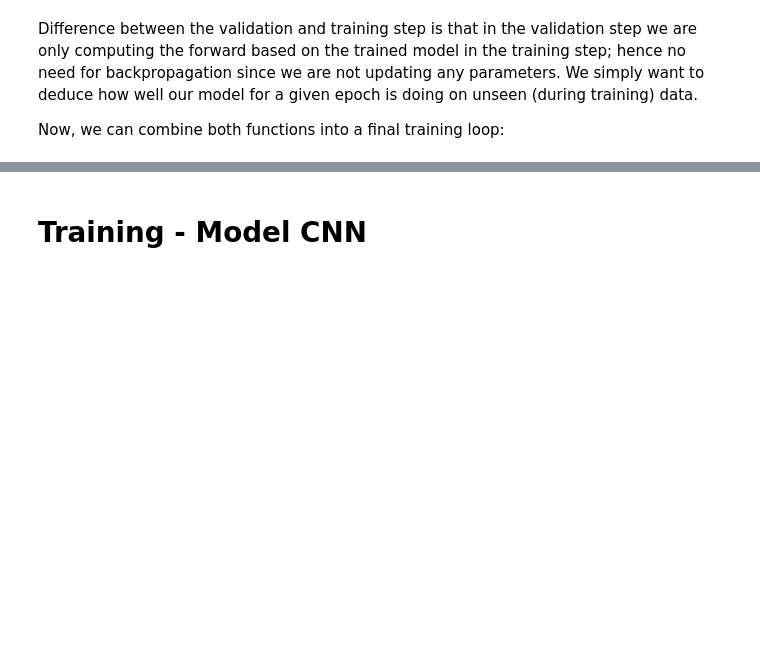
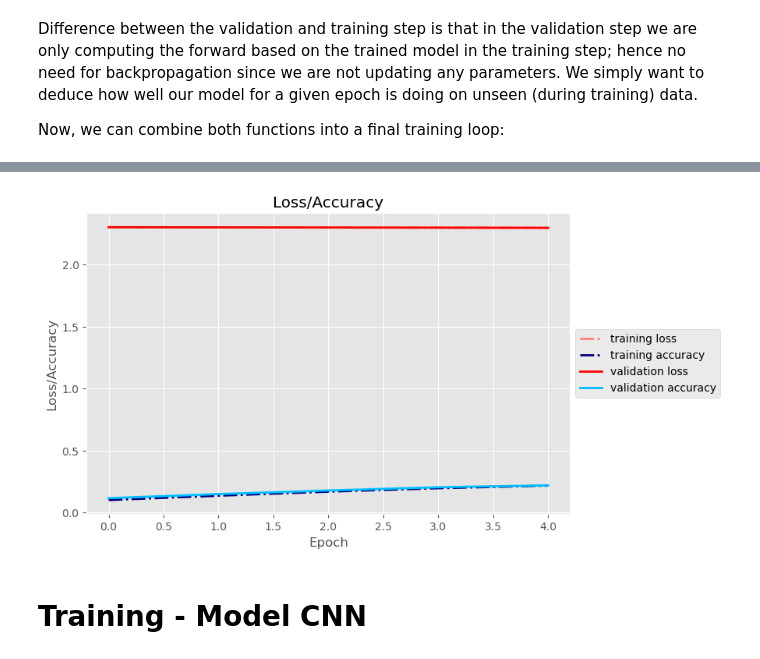
Before and after one commit to itacdonev/fastai-course, a Jupyter notebook: lecture_4/learning-pytorch-with-mnist.ipynb, the cells around one changed output, grey strips where cells are left out. Drawn from its saved outputs; the diff is of its cells as text; code cells hidden in the pictures; blank space fills up the shorter version.

Commit message:
train+valid SLLN

```diff
--- a/lecture_4/learning-pytorch-with-mnist.ipynb
+++ b/lecture_4/learning-pytorch-with-mnist.ipynb
@@ -388,9 +363,9 @@ class SimpleLNN(nn.Module):
         self.n_out = n_out
         self.flatten = nn.Flatten()
         self.linear_stack = nn.Sequential(
-            nn.Linear(H*W, 512),
+            nn.Linear(H*W, 30),
             nn.ReLU(),
-            nn.Linear(512, self.n_out),
+            nn.Linear(30, self.n_out),
         )
         self.softmax = nn.Softmax(dim=1)
 
@@ -623,0 +612,9 @@ EPOCH: 2/2  Train Loss: 2.2996239364600797 Train Accuracy:0.17589421613394216 //
+# %%
+model = SimpleLNN(in_shape=(28,28), n_out=10).to(device)
+
+no_epochs = 5
+loss_fun = nn.CrossEntropyLoss()
+lr_rate = 1e-3
+optimizer = torch.optim.SGD(model.parameters(), lr=lr_rate)
+
+model_results = training(dl_train, dl_valid, no_epochs, model, loss_fun, optimizer, lr_rate, device, print_epoch=5)
@@ -624,3 +639,30 @@ EPOCH: 2/2  Train Loss: 2.2996239364600797 Train Accuracy:0.17589421613394216 //
+# %%
+def plot_training_results(model_hist, line_marker=None):
+    plt.style.use('ggplot')
+    figsize = (8,5)
+    fig, ax = plt.subplots(figsize=figsize)
+
+    plt.title('Loss/Accuracy')
+    # Training
+    plt.plot(model_hist[0], lw=2, c='salmon', linestyle='dashdot', label='training loss')
+    plt.plot(model_hist[1], lw=2, c='navy',   linestyle='dashdot', label='training accuracy')
+
+    # Validation
+    plt.plot(model_hist[2], lw=2, c='red',  marker=line_marker, label='validation loss')
+    plt.plot(model_hist[3], lw=2, c='deepskyblue',  marker=line_marker, label='validation accuracy')
+
+    # xy-labels
+    plt.xlabel('Epoch')
+    plt.ylabel('Loss/Accuracy')
+
+    # Put a legend to the right of the current axis
+    ax.legend(loc='center left', bbox_to_anchor=(1, 0.5))
+    sns.despine()
+    plt.show()
+# %%
+plot_training_results(model_results)
+# %% [output]
+[figure, added]
 # %% [markdown]
 # Training - Model CNN
 # %% [markdown]
```
Also changed, not shown: parts of 15 cells of this notebook.
